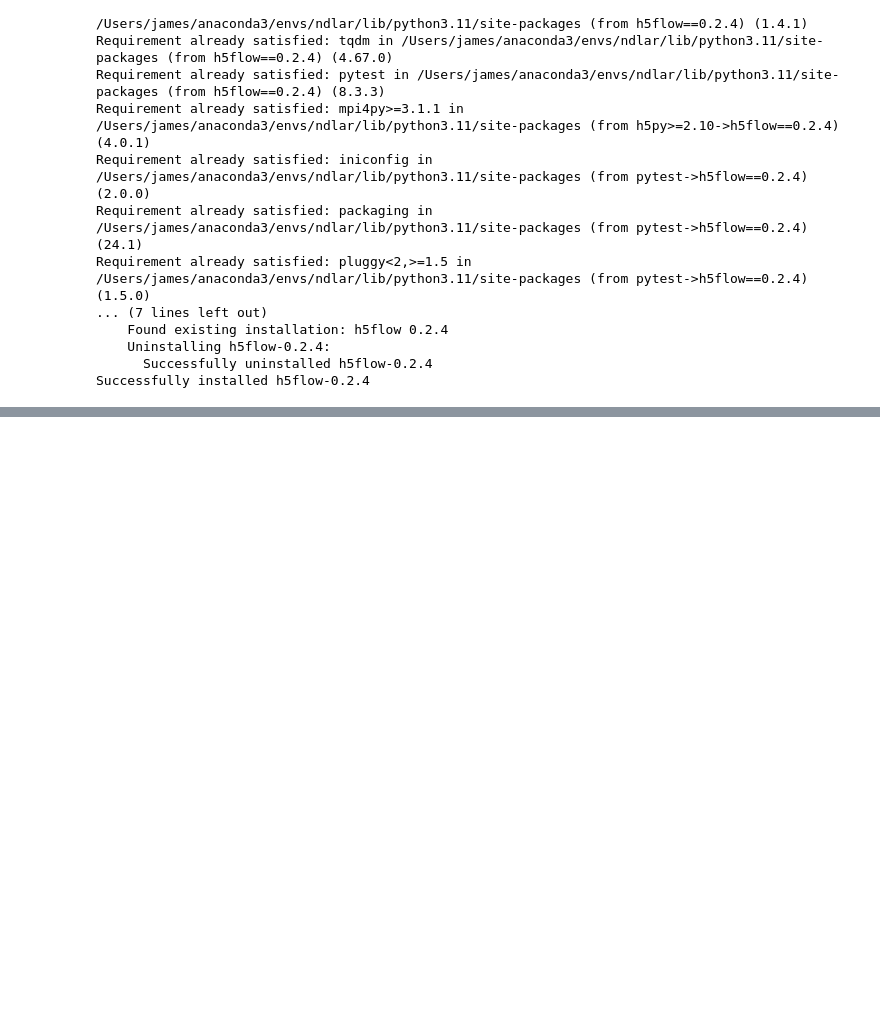
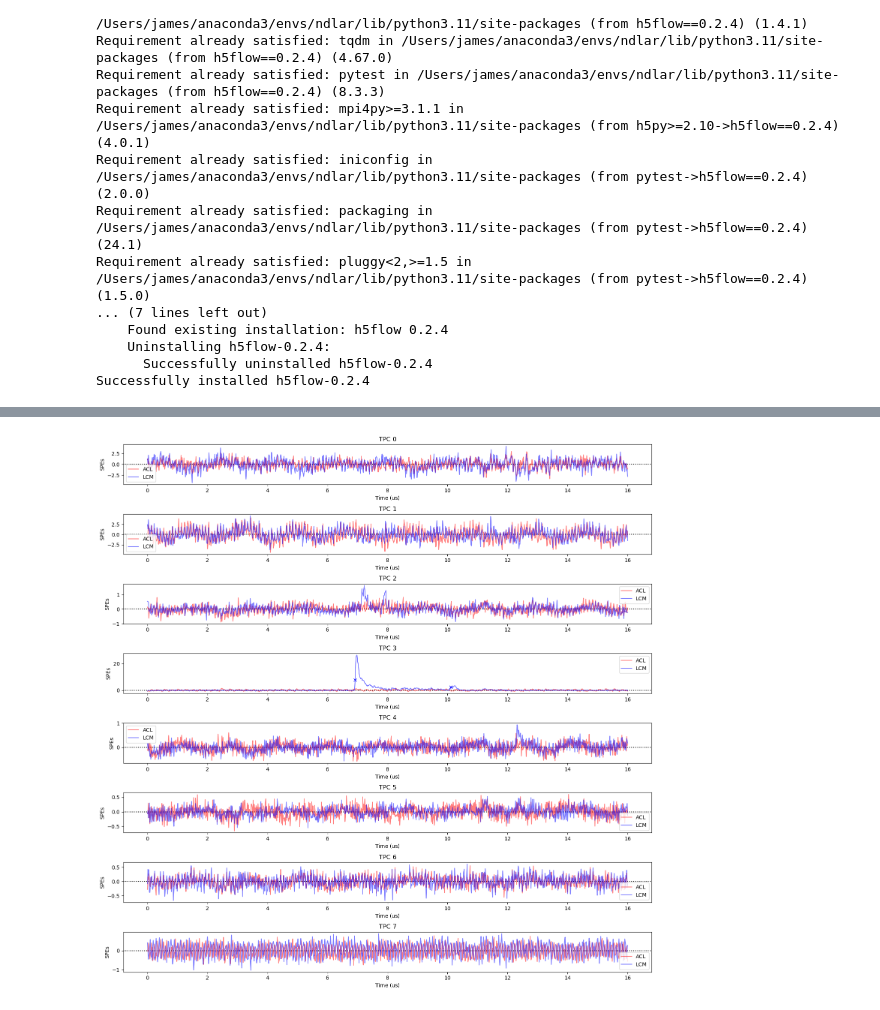
Before and after one commit to jvmead/lrs_sanity_check, a Jupyter notebook: wvfm_plotting.ipynb, the cells around one changed output, grey strips where cells are left out. Cells and saved outputs as stored; diff of their text form; code cells hidden in the pictures; blank space fills up the shorter version.

Commit message:
true hits and waveforms don't match up yet

```diff
--- a/wvfm_plotting.ipynb
+++ b/wvfm_plotting.ipynb
@@ -255,0 +252,44 @@ Event 20, TPC 3, TrapType 0
+# %%
+# plotting script to plot the summed traptype waveforms per tpc with interactions
+def plot_summed_trap_waveform_per_tpc_with_interactions(i_evt, time_bins, summed_wvfms, hits):
+
+  # 2x2 TPC subplot grid, each with traptype sum waveforms
+  fig, axs = plt.subplots(8, 1, figsize=(15, 15))
+
+  for tpc in range(8):
+    acl_mask = 2*tpc
+    lcm_mask = 2*tpc + 1
+
+    axs[tpc].axhline(0, color='k', linestyle=':')
+
+    # get wvfm, threshold, and hits for the event
+    acl_wvfm = summed_wvfms[i_evt, acl_mask]
+    acl_hit = hits[i_evt, acl_mask]
+    acl_hit_where = np.where(acl_hit)[0]
+
+    lcm_wvfm = summed_wvfms[i_evt, lcm_mask]
+    lcm_hit = hits[i_evt, lcm_mask]
+    lcm_hit_where = np.where(lcm_hit)[0]
+
+    axs[tpc].plot(time_bins, acl_wvfm, label='ACL', color='red', alpha=0.5)
+    axs[tpc].plot(acl_hit_where * 16/1000, acl_wvfm[acl_hit_where], 'x', color='red')
+
+    axs[tpc].plot(time_bins, lcm_wvfm, label='LCM', color='blue', alpha=0.5)
+    axs[tpc].plot(lcm_hit_where * 16/1000, lcm_wvfm[lcm_hit_where], 'x', color='blue')
+
+    axs[tpc].set_xlabel('Time (us)')
+    axs[tpc].set_ylabel('SPEs')
+    axs[tpc].set_title(f'TPC {tpc}')
+
+    # legend
+    axs[tpc].legend()
+
+  plt.tight_layout()
+  plt.show()
+# %%
+# test
+i_evt = 3000
+
+plot_summed_trap_waveform_per_tpc_with_interactions(i_evt, time_bins, summed_wvfms, hits)
+# %% [output]
+[figure, added]
```
Also changed, not shown: parts of 3 cells of this notebook, 1 other file.
